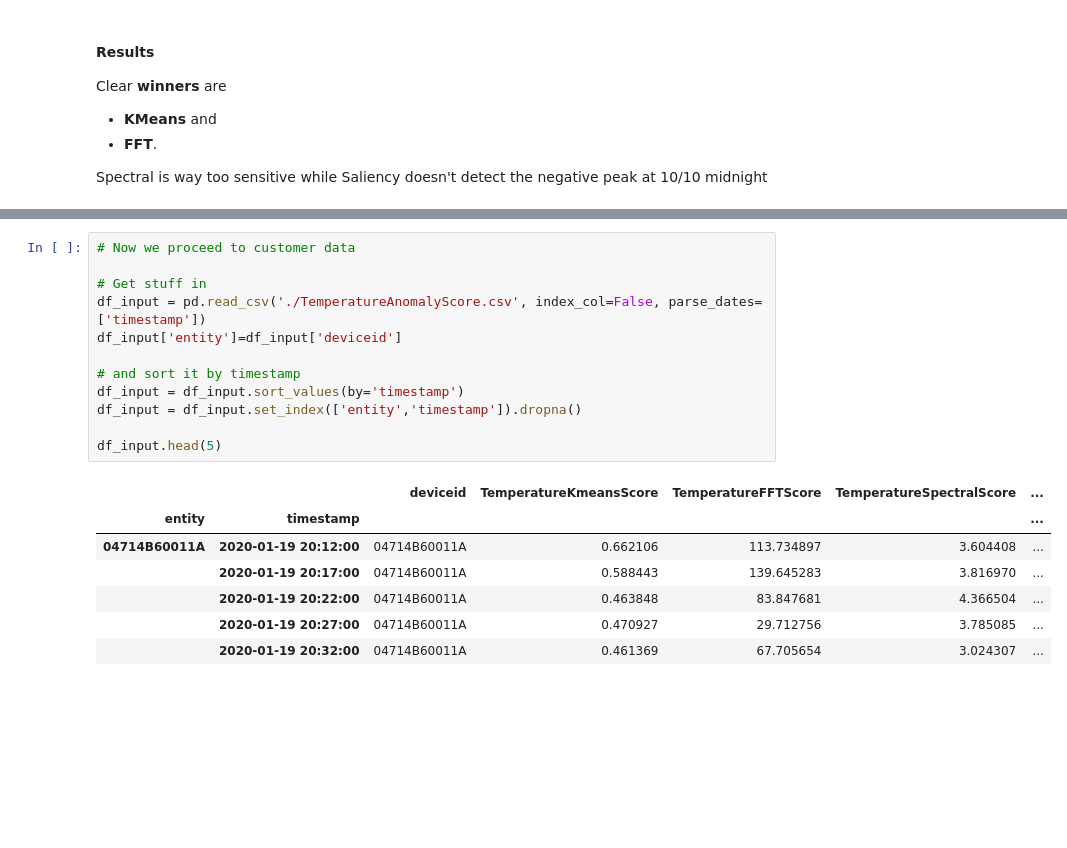
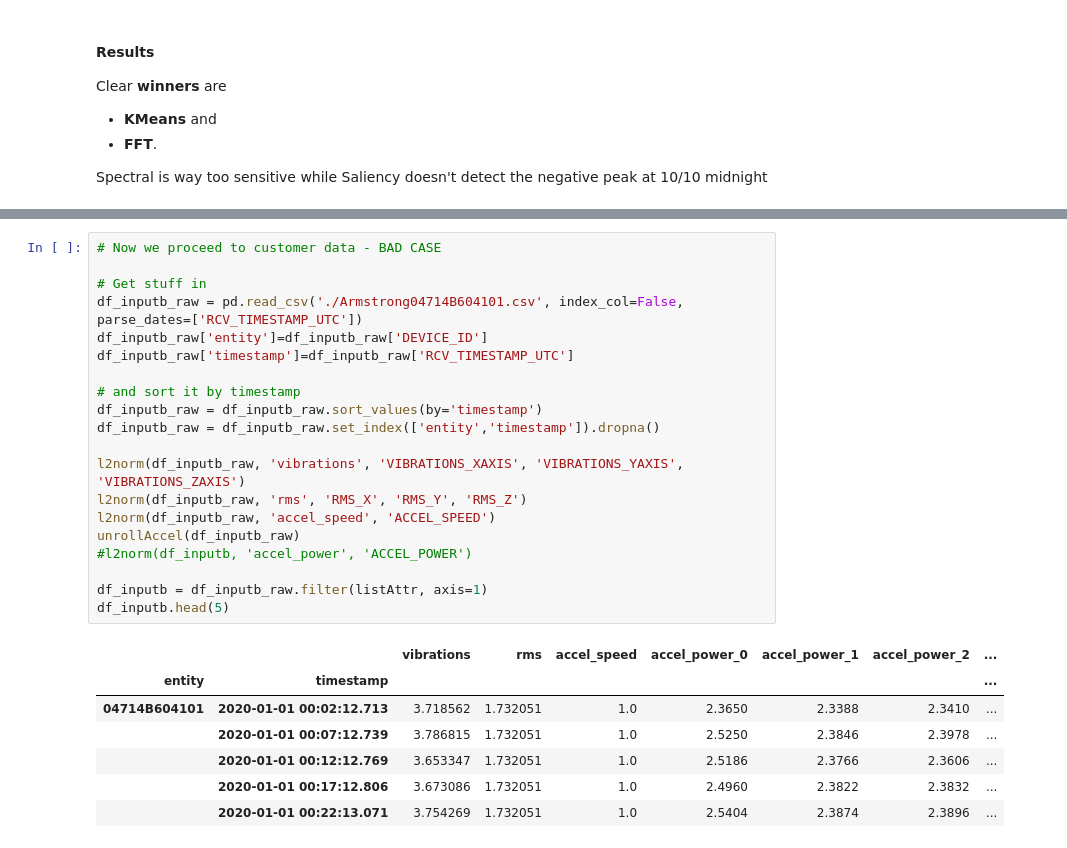
Before and after one commit to sedgewickmm18/mmfunctions, a Jupyter notebook: InvestigationBeta-3-20200203.ipynb, the cells around one changed output, grey strips where cells are left out. Saved outputs shown, nothing was run; the diff lists cells and outputs as text; blank space fills up the shorter version.

```diff
--- a/InvestigationBeta-3-20200203.ipynb
+++ b/InvestigationBeta-3-20200203.ipynb
@@ -250,21 +480,29 @@ doesn't detect the negative peak at 10/10 midnight
 # %%
-# Now we proceed to customer data
+# Now we proceed to customer data - BAD CASE
 
 # Get stuff in
-df_input = pd.read_csv('./TemperatureAnomalyScore.csv', index_col=False, parse_dates=['timestamp'])
-df_input['entity']=df_input['deviceid']
+df_inputb_raw = pd.read_csv('./Armstrong04714B604101.csv', index_col=False, parse_dates=['RCV_TIMESTAMP_UTC'])
+df_inputb_raw['entity']=df_inputb_raw['DEVICE_ID']
+df_inputb_raw['timestamp']=df_inputb_raw['RCV_TIMESTAMP_UTC']
 
 # and sort it by timestamp
-df_input = df_input.sort_values(by='timestamp')
-df_input = df_input.set_index(['entity','timestamp']).dropna()
+df_inputb_raw = df_inputb_raw.sort_values(by='timestamp')
+df_inputb_raw = df_inputb_raw.set_index(['entity','timestamp']).dropna()
 
-df_input.head(5)
+l2norm(df_inputb_raw, 'vibrations', 'VIBRATIONS_XAXIS', 'VIBRATIONS_YAXIS', 'VIBRATIONS_ZAXIS')
+l2norm(df_inputb_raw, 'rms', 'RMS_X', 'RMS_Y', 'RMS_Z')
+l2norm(df_inputb_raw, 'accel_speed', 'ACCEL_SPEED')
+unrollAccel(df_inputb_raw)
+#l2norm(df_inputb, 'accel_power', 'ACCEL_POWER')
+
+df_inputb = df_inputb_raw.filter(listAttr, axis=1)
+df_inputb.head(5)
 # %% [output]
-|  |  | deviceid | TemperatureKmeansScore | TemperatureFFTScore | TemperatureSpectralScore | ... |
-| entity | timestamp |  |  |  |  | ... |
-| 04714B60011A | 2020-01-19 20:12:00 | 04714B60011A | 0.662106 | 113.734897 | 3.604408 | ... |
-|  | 2020-01-19 20:17:00 | 04714B60011A | 0.588443 | 139.645283 | 3.816970 | ... |
-|  | 2020-01-19 20:22:00 | 04714B60011A | 0.463848 | 83.847681 | 4.366504 | ... |
-|  | 2020-01-19 20:27:00 | 04714B60011A | 0.470927 | 29.712756 | 3.785085 | ... |
-|  | 2020-01-19 20:32:00 | 04714B60011A | 0.461369 | 67.705654 | 3.024307 | ... |
+|  |  | vibrations | rms | accel_speed | accel_power_0 | accel_power_1 | accel_power_2 | ... |
+| entity | timestamp |  |  |  |  |  |  | ... |
+| 04714B604101 | 2020-01-01 00:02:12.713 | 3.718562 | 1.732051 | 1.0 | 2.3650 | 2.3388 | 2.3410 | ... |
+|  | 2020-01-01 00:07:12.739 | 3.786815 | 1.732051 | 1.0 | 2.5250 | 2.3846 | 2.3978 | ... |
+|  | 2020-01-01 00:12:12.769 | 3.653347 | 1.732051 | 1.0 | 2.5186 | 2.3766 | 2.3606 | ... |
+|  | 2020-01-01 00:17:12.806 | 3.673086 | 1.732051 | 1.0 | 2.4960 | 2.3822 | 2.3832 | ... |
+|  | 2020-01-01 00:22:13.071 | 3.754269 | 1.732051 | 1.0 | 2.5404 | 2.3874 | 2.3896 | ... |
 # %%
```
Also changed, not shown: parts of 41 cells of this notebook, 2 other files.
